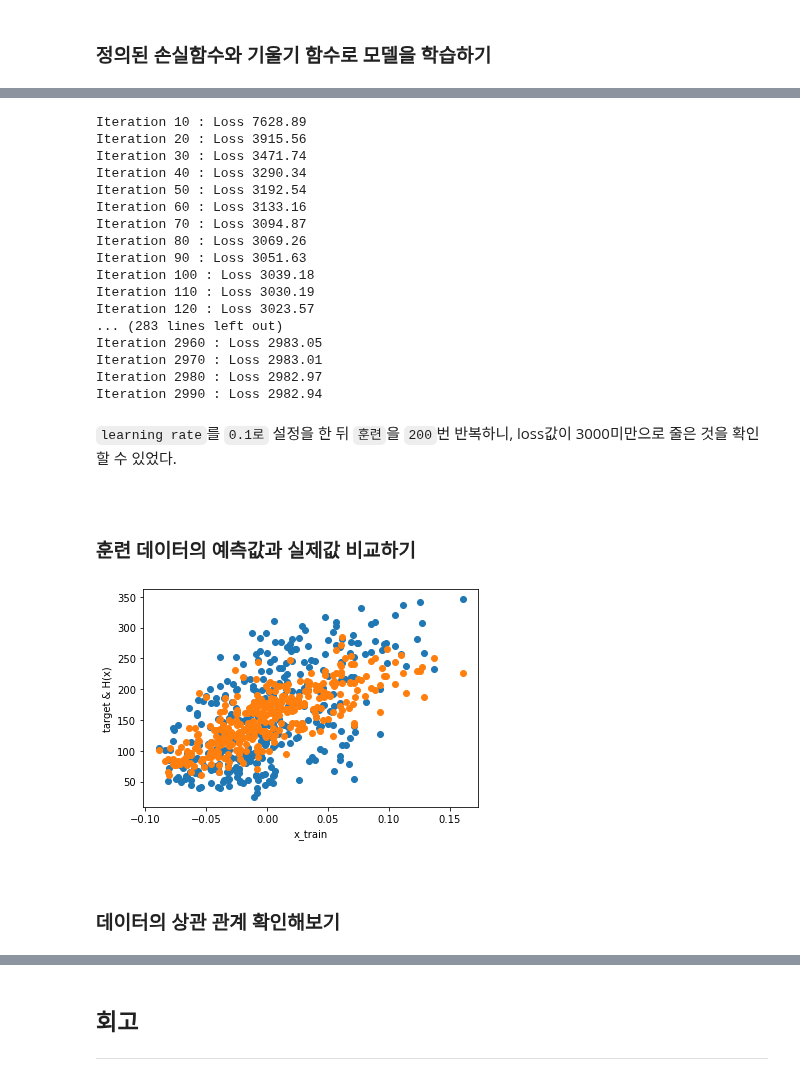
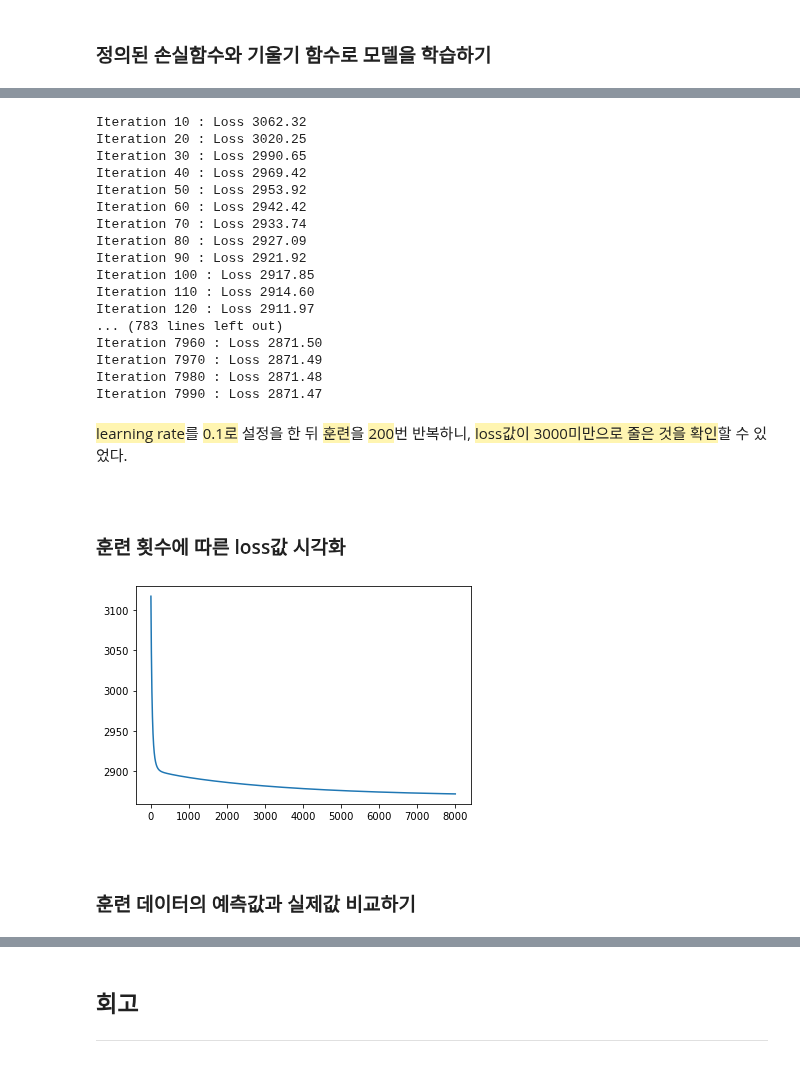
Before and after one commit to WangGamjaaaa/EXPLORATION, a Jupyter notebook: 02_EXPLORATION/2. 날씨 좋은 월요일 오후 세 시, 자전거 타는 사람은 몇 명?.ipynb, the cells around one changed output, grey strips where cells are left out. Cells and saved outputs as stored; diff of their text form; code cells hidden in the pictures.

```diff
--- a/02_EXPLORATION/2. 날씨 좋은 월요일 오후 세 시, 자전거 타는 사람은 몇 명?.ipynb
+++ b/02_EXPLORATION/2. 날씨 좋은 월요일 오후 세 시, 자전거 타는 사람은 몇 명?.ipynb
@@ -415,7 +412,7 @@ learning_rate = 0.1
 # %%
 # 모델 학습시키기
 losses = []
-for i in range(1, 3000):
+for i in range(1, 8000):
     dw, db = gradient(x_train, w, b, y_train)
     w -= learning_rate * dw
     b -= learning_rate * db
@@ -425,38 +422,35 @@ for i in range(1, 3000):
     if i % 10 == 0:
         print('Iteration %d : Loss %0.2f' % (i, l))
 # %% [output]
-Iteration 10 : Loss 7628.89
-Iteration 20 : Loss 3915.56
-Iteration 30 : Loss 3471.74
-Iteration 40 : Loss 3290.34
-Iteration 50 : Loss 3192.54
-Iteration 60 : Loss 3133.16
-Iteration 70 : Loss 3094.87
-Iteration 80 : Loss 3069.26
-Iteration 90 : Loss 3051.63
-Iteration 100 : Loss 3039.18
-Iteration 110 : Loss 3030.19
-Iteration 120 : Loss 3023.57
-... (283 lines left out)
-Iteration 2960 : Loss 2983.05
-Iteration 2970 : Loss 2983.01
-Iteration 2980 : Loss 2982.97
-Iteration 2990 : Loss 2982.94
+Iteration 10 : Loss 3062.32
+Iteration 20 : Loss 3020.25
+Iteration 30 : Loss 2990.65
+Iteration 40 : Loss 2969.42
+Iteration 50 : Loss 2953.92
+Iteration 60 : Loss 2942.42
+Iteration 70 : Loss 2933.74
+Iteration 80 : Loss 2927.09
+Iteration 90 : Loss 2921.92
+Iteration 100 : Loss 2917.85
+Iteration 110 : Loss 2914.60
+Iteration 120 : Loss 2911.97
+... (783 lines left out)
+Iteration 7960 : Loss 2871.50
+Iteration 7970 : Loss 2871.49
+Iteration 7980 : Loss 2871.48
+Iteration 7990 : Loss 2871.47
-# %% [markdown]
-`learning rate`를 `0.1로` 설정을 한 뒤 `훈련`을 `200`번 반복하니, loss값이 3000미만으로 줄은 것을 확인할 수 있었다.
+# %% [markdown]
+<p style= "font-size:15px; line-height:24px;"><span style = 'background-color:#fff5b1;'>learning rate</span>를 <span style = 'background-color:#fff5b1; padding:0.2px;'>0.1로</span> 설정을 한 뒤 <span style = 'background-color:#fff5b1; padding:0.2px;'>훈련</span>을 <span style = 'background-color:#fff5b1; padding:0.2px;'>200</span>번 반복하니, <span style = 'background-color:#fff5b1; padding:0.2px;'>loss값이 3000미만으로 줄은 것을 확인</span>할 수 있었다.</p>
 # %% [markdown]
-<div style = "height: 15px;"><div/>
+<div style = "height: 15px;"></div>
+# %% [markdown]
+### 훈련 횟수에 따른 loss값 시각화
+# %%
+plt.plot(losses)
+plt.show()
+# %% [output]
+[figure, added]
+# %% [markdown]
+<div style = "height: 15px;"></div>
 # %% [markdown]
 ### 훈련 데이터의 예측값과 실제값 비교하기
-# %%
-plt.scatter(x_train[:, 0], y_train)
-plt.scatter(x_train[:, 0], train_prediction)
-plt.xlabel('x_train')
-plt.ylabel('target & H(x)')
-plt.show()
-# %% [output]
-[figure, removed]
-# %% [markdown]
-<div style = "height: 15px;"><div/>
-# %% [markdown]
-### 데이터의 상관 관계 확인해보기
```
Also changed, not shown: parts of 260 cells of this notebook.
